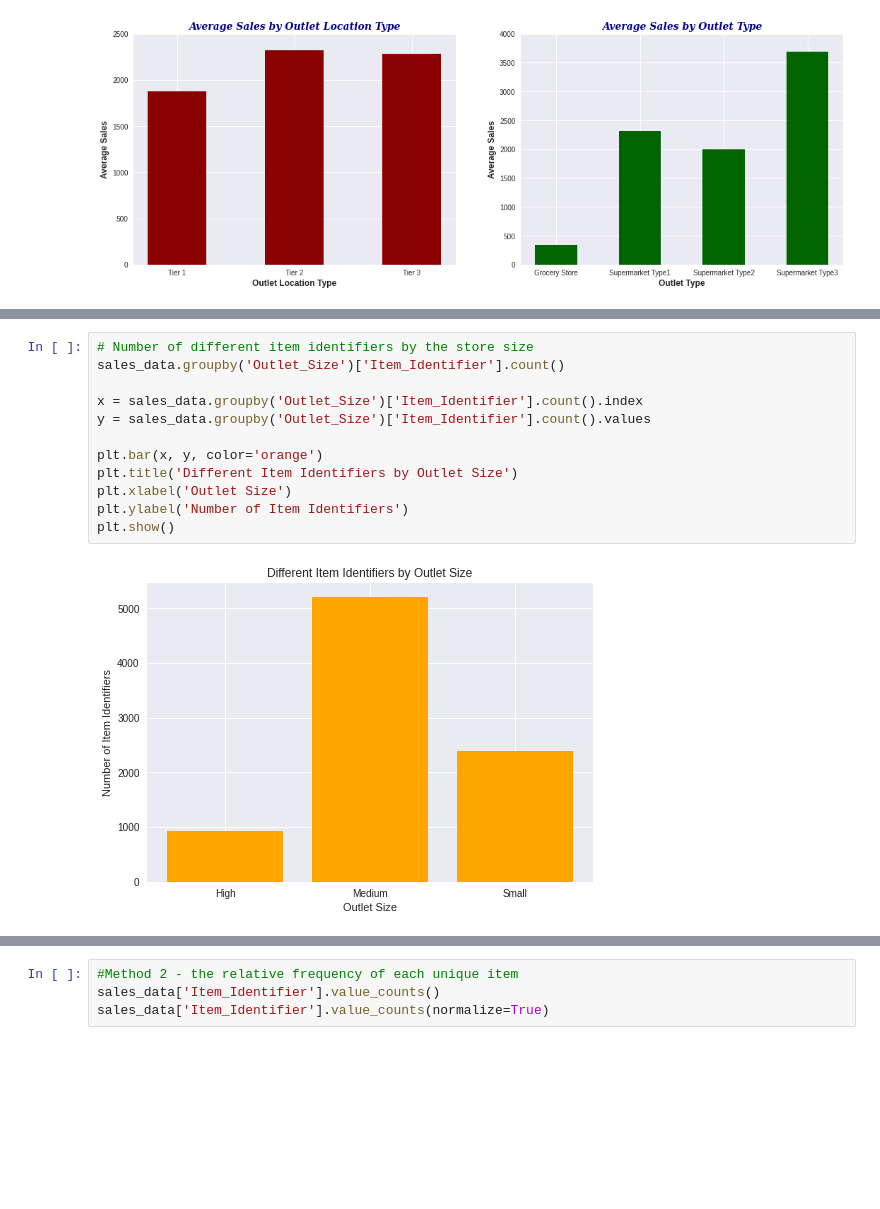
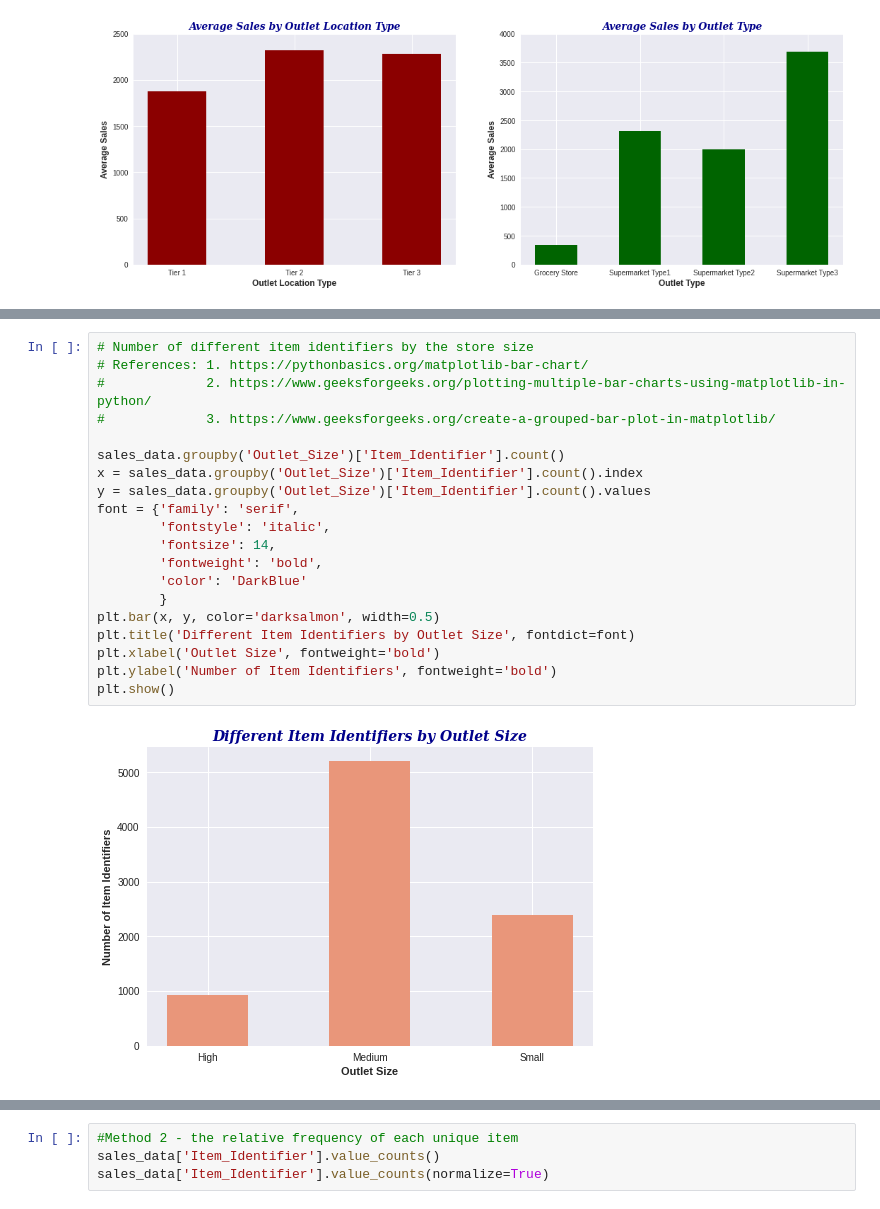
Before and after one commit to tibebu-sime/sales-predictions, a Jupyter notebook: salespredictions_project.ipynb, the cells around one changed output, grey strips where cells are left out. Drawn from its saved outputs; the diff is of its cells as text; blank space fills up the shorter version.

```diff
--- a/salespredictions_project.ipynb
+++ b/salespredictions_project.ipynb
@@ -233,16 +221,24 @@ plt.show()
 # %%
 # Number of different item identifiers by the store size
+# References: 1. https://pythonbasics.org/matplotlib-bar-chart/
+#             2. https://www.geeksforgeeks.org/plotting-multiple-bar-charts-using-matplotlib-in-python/
+#             3. https://www.geeksforgeeks.org/create-a-grouped-bar-plot-in-matplotlib/
+
 sales_data.groupby('Outlet_Size')['Item_Identifier'].count()
-
 x = sales_data.groupby('Outlet_Size')['Item_Identifier'].count().index
 y = sales_data.groupby('Outlet_Size')['Item_Identifier'].count().values
-
-plt.bar(x, y, color='orange')
-plt.title('Different Item Identifiers by Outlet Size')
-plt.xlabel('Outlet Size')
-plt.ylabel('Number of Item Identifiers')
+font = {'family': 'serif',
+        'fontstyle': 'italic',
+        'fontsize': 14,
+        'fontweight': 'bold',
+        'color': 'DarkBlue'
+        }
+plt.bar(x, y, color='darksalmon', width=0.5)
+plt.title('Different Item Identifiers by Outlet Size', fontdict=font)
+plt.xlabel('Outlet Size', fontweight='bold')
+plt.ylabel('Number of Item Identifiers', fontweight='bold')
 plt.show()
 # %% [output]
-[figure, old version]
+[figure, new version]
 # %%
 # Check different types items available in the whole store
```
Also changed, not shown: parts of 8 cells of this notebook.
